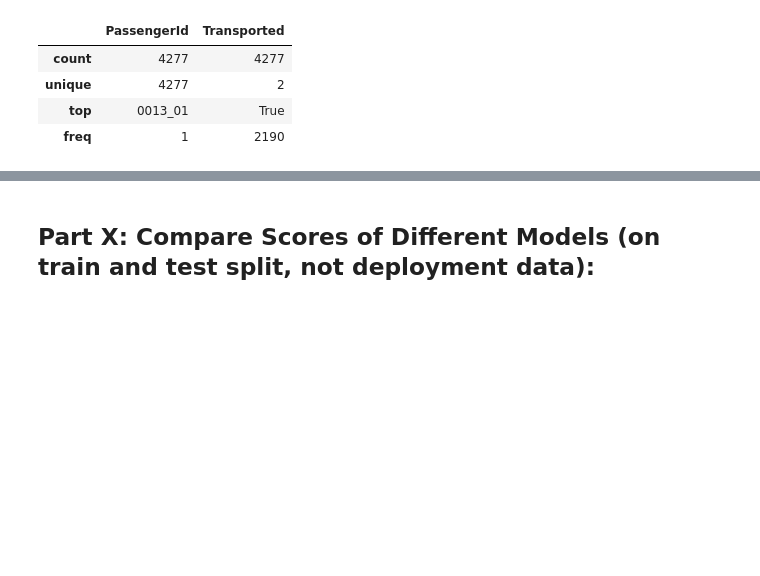
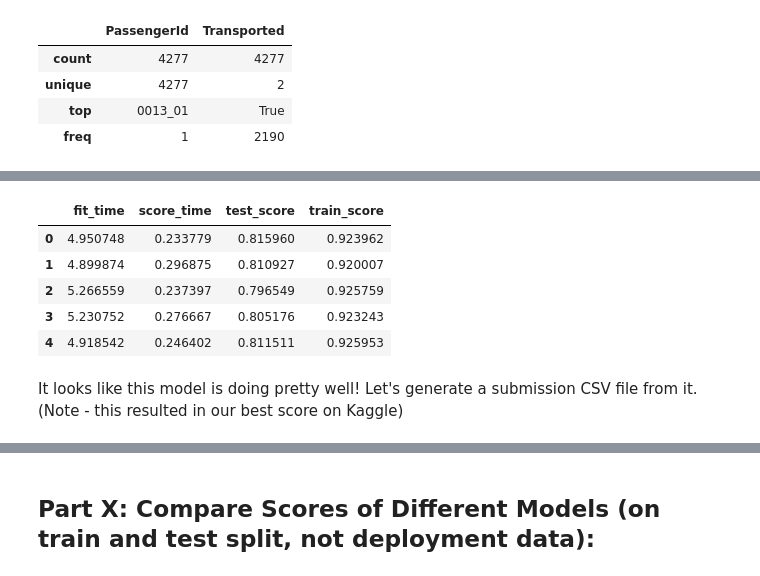
Before and after one commit to aaron-bruner/ECE-4420-Project, a Jupyter notebook: master-ece4420.ipynb, the cells around one changed output, grey strips where cells are left out. Saved outputs shown, nothing was run; the diff lists cells and outputs as text; code cells hidden in the pictures; blank space fills up the shorter version.

```diff
--- a/master-ece4420.ipynb
+++ b/master-ece4420.ipynb
@@ -353,9 +354,9 @@ display(modelScores['Logistic Regression'])
 This score looks pretty good. Let's try predicting values for submission to the competition:
 # %%
 # Now fit our pipeline on the entire training set:
-pipe.fit(X_train_complete, y_train_complete.values.ravel())
+pipe_lr.fit(X_train_complete, y_train_complete.values.ravel())
 # Make our predictions:
-spaceshipPredictions = pipe.predict(space_test_df)
+spaceshipPredictions = pipe_lr.predict(space_test_df)
 # %%
 # Save our results in the proper format
 result = zip(space_test_df['PassengerId'], pd.Series(spaceshipPredictions))
@@ -438,0 +496,15 @@ out.describe()
+# %%
+# Perform CV on our averaging model:
+scores = cross_validate(averaging_model, X_train, y_train, return_train_score=True)
+display(pd.DataFrame(scores))
+averaging_model.fit(X_train, y_train)
+modelScores['Average'] = averaging_model.score(X_test, y_test.ravel())
+# %% [output]
+|  | fit_time | score_time | test_score | train_score |
+| 0 | 4.950748 | 0.233779 | 0.815960 | 0.923962 |
+| 1 | 4.899874 | 0.296875 | 0.810927 | 0.920007 |
+| 2 | 5.266559 | 0.237397 | 0.796549 | 0.925759 |
+| 3 | 5.230752 | 0.276667 | 0.805176 | 0.923243 |
+| 4 | 4.918542 | 0.246402 | 0.811511 | 0.925953 |
+# %% [markdown]
+It looks like this model is doing pretty well! Let's generate a submission CSV file from it. (Note - this resulted in our best score on Kaggle)
```
Also changed, not shown: parts of 17 cells of this notebook, 7 other files.
